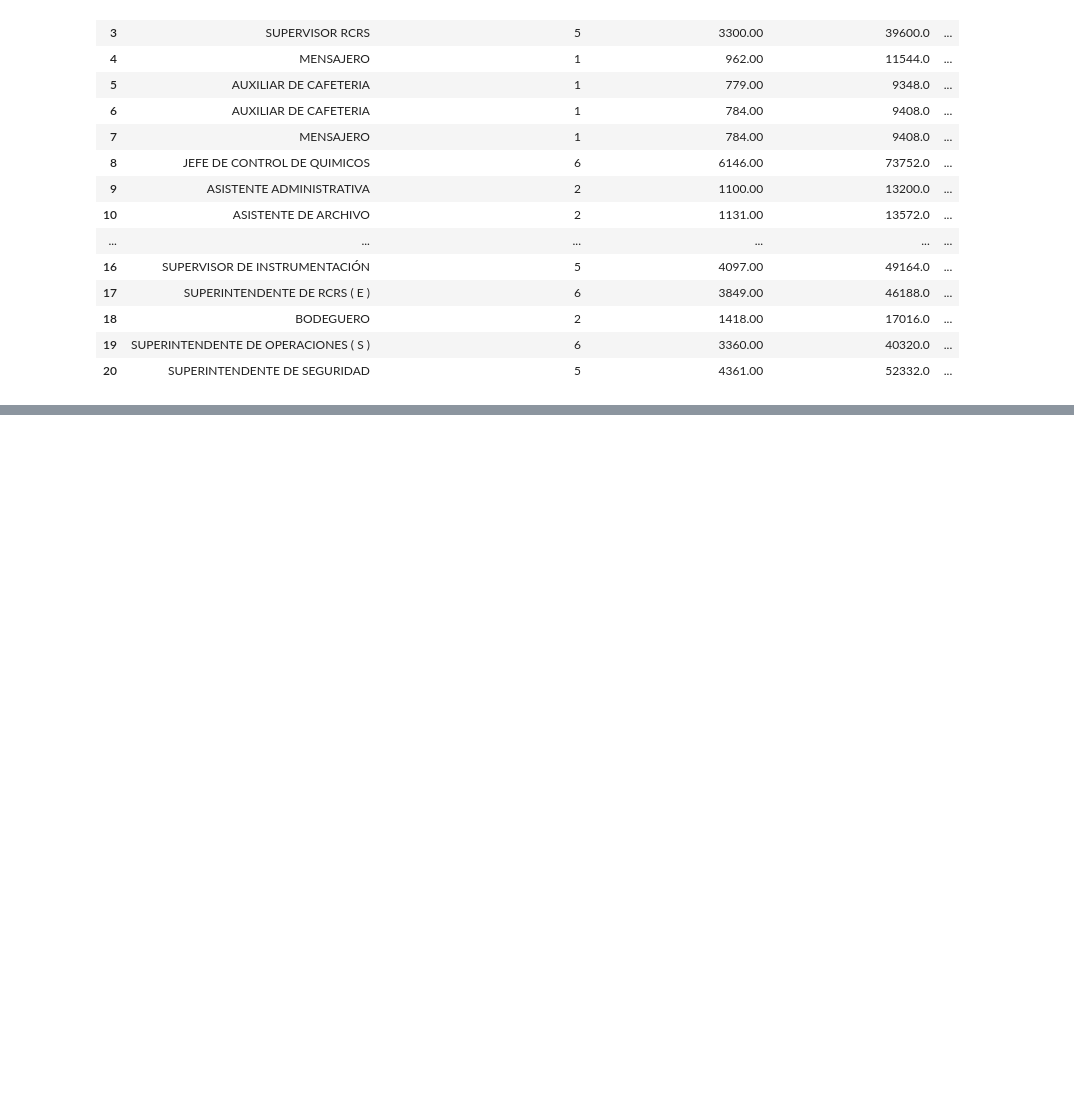
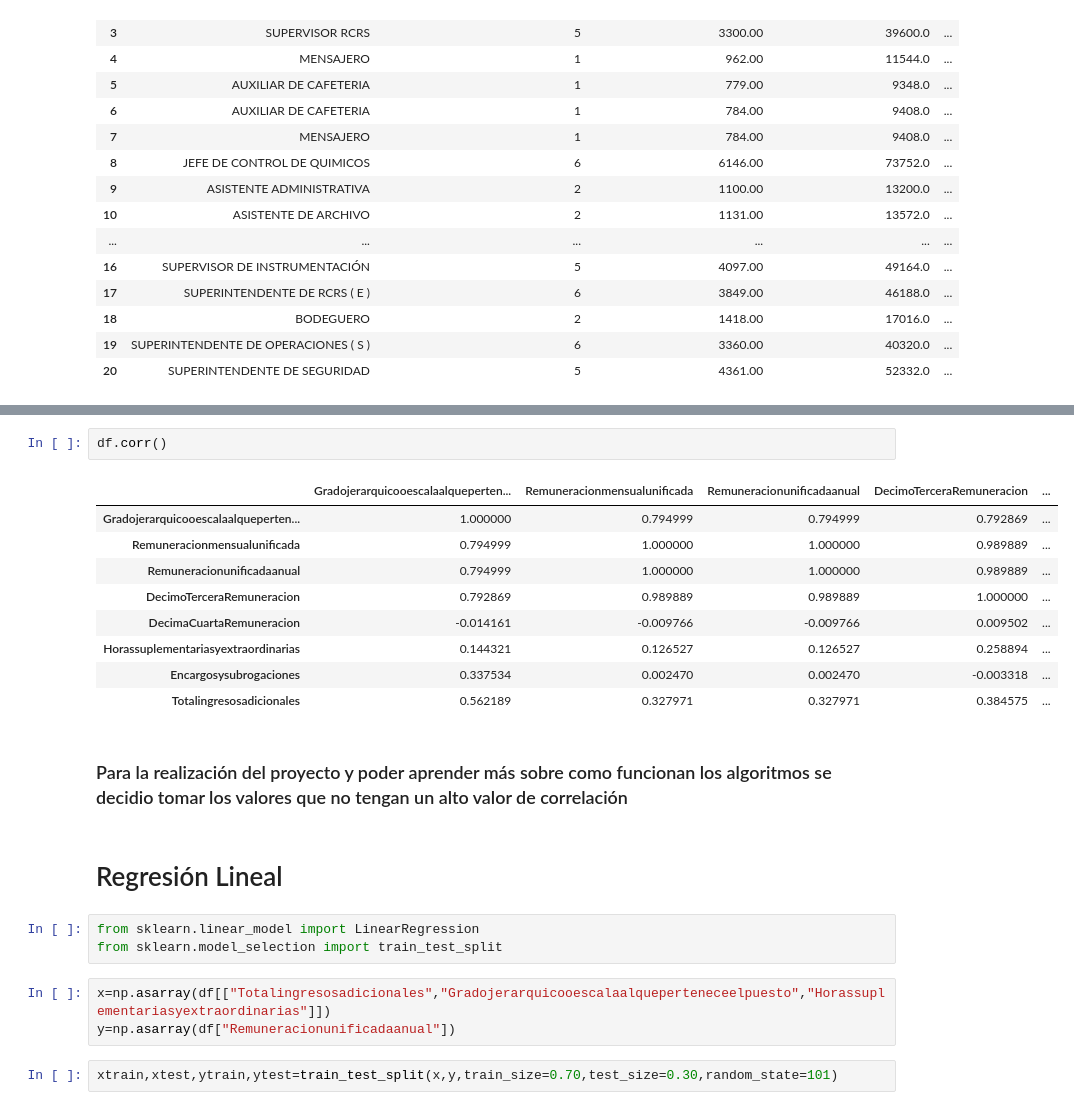
Before and after one commit to gustavoxa/Proyectoprocesamiento, a Jupyter notebook: Untitled.ipynb, the cells around one changed output, grey strips where cells are left out. Drawn from its saved outputs; the diff is of its cells as text; blank space fills up the shorter version.

```diff
--- a/Untitled.ipynb
+++ b/Untitled.ipynb
@@ -79,0 +105,24 @@ df.head(20)
+# %%
+df.corr()
+# %% [output]
+|  | Gradojerarquicooescalaalqueperten... | Remuneracionmensualunificada | Remuneracionunificadaanual | DecimoTerceraRemuneracion | ... |
+| Gradojerarquicooescalaalqueperten... | 1.000000 | 0.794999 | 0.794999 | 0.792869 | ... |
+| Remuneracionmensualunificada | 0.794999 | 1.000000 | 1.000000 | 0.989889 | ... |
+| Remuneracionunificadaanual | 0.794999 | 1.000000 | 1.000000 | 0.989889 | ... |
+| DecimoTerceraRemuneracion | 0.792869 | 0.989889 | 0.989889 | 1.000000 | ... |
+| DecimaCuartaRemuneracion | -0.014161 | -0.009766 | -0.009766 | 0.009502 | ... |
+| Horassuplementariasyextraordinarias | 0.144321 | 0.126527 | 0.126527 | 0.258894 | ... |
+| Encargosysubrogaciones | 0.337534 | 0.002470 | 0.002470 | -0.003318 | ... |
+| Totalingresosadicionales | 0.562189 | 0.327971 | 0.327971 | 0.384575 | ... |
+# %% [markdown]
+### Para la realización del proyecto y poder aprender más sobre como funcionan los algoritmos se decidio tomar los valores que no tengan un alto valor de correlación
+# %% [markdown]
+# Regresión Lineal
+# %%
+from sklearn.linear_model import LinearRegression
+from sklearn.model_selection import train_test_split
+# %%
+x=np.asarray(df[["Totalingresosadicionales","Gradojerarquicooescalaalqueperteneceelpuesto","Horassuplementariasyextraordinarias"]])
+y=np.asarray(df["Remuneracionunificadaanual"])
+# %%
+xtrain,xtest,ytrain,ytest=train_test_split(x,y,train_size=0.70,test_size=0.30,random_state=101)
```
Also changed, not shown: parts of 18 cells of this notebook.
